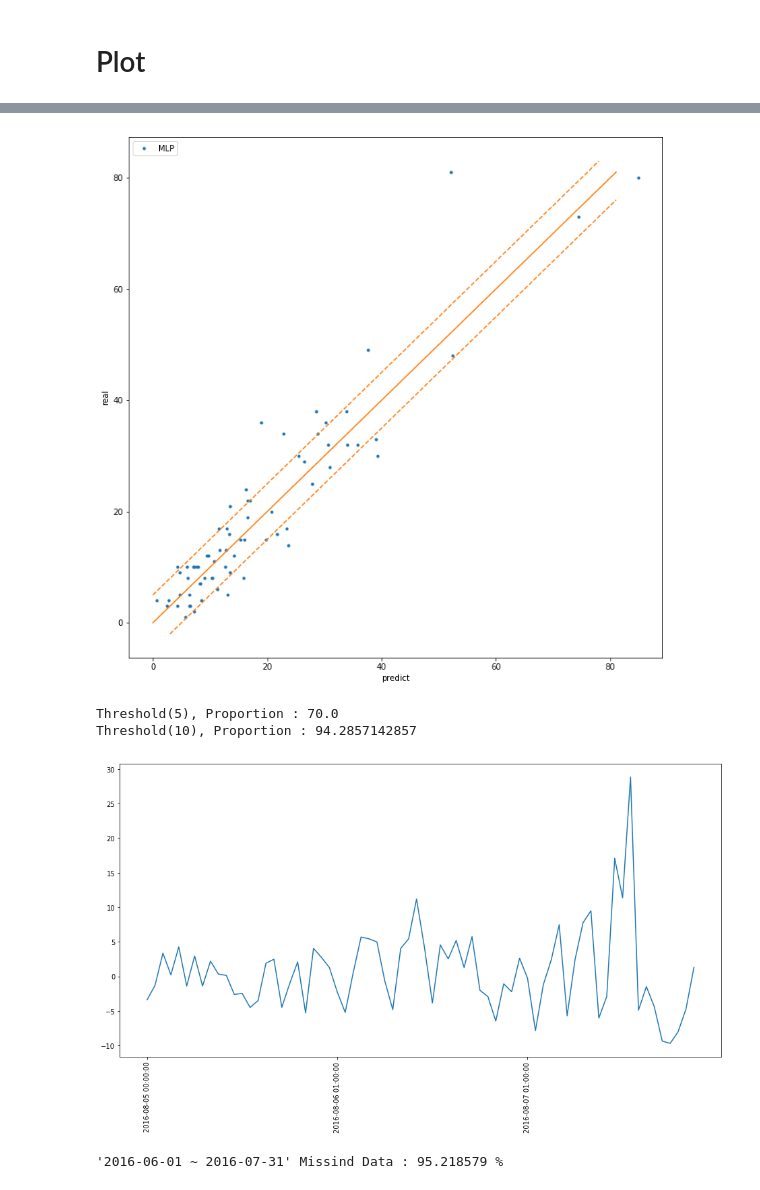
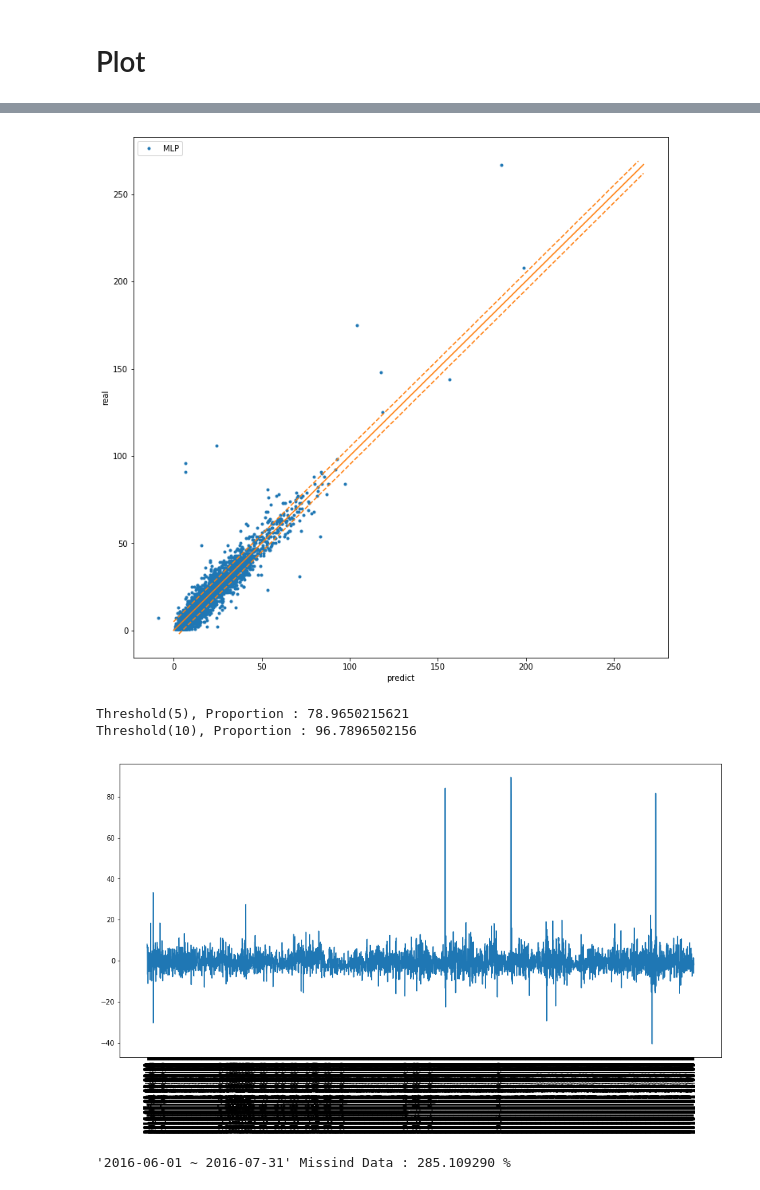
Before and after one commit to qop455/air-polution, a Jupyter notebook: regression/MLP.ipynb, the cells around one changed output, grey strips where cells are left out. Drawn from its saved outputs; the diff is of its cells as text; code cells hidden in the pictures.

```diff
--- a/regression/MLP.ipynb
+++ b/regression/MLP.ipynb
@@ -20,9 +20,11 @@ pm25 = pd.read_csv("../data/dropna/dropna.csv", parse_dates=True)[['PM2.5']]
 pm25.columns = ["PM25"]
 # %%
 date_feature = pd.read_csv("../data/dropna/date_feature.csv", parse_dates=True)
-#hour = ['hour_'+str(x) for x in range(24)]
+hour = ['hour_'+str(x) for x in range(24)]
+weekday = ['weekday_'+str(x+1) for x in range(7)]
+month = ['month_'+str(x+1) for x in range(12)]
 
-#date_feature = date_feature[[f for f in date_feature.columns.tolist() if f in hour or f == "datetime"]]
+date_feature = date_feature[["datetime"] + hour + month + weekday]
 # %%
 time_series = pd.read_csv("../data/dropna/timeseries.csv", parse_dates=True)
 lags = 12
@@ -47,5 +56,5 @@ meteorology.head()
 # %%
-data = pd.concat([pm25, meteorology, time_series, date_feature], axis=1)
+data = pd.concat([pm25, meteorology, time_series, date_feature, dlt_series], axis=1)
 
 target = "PM25"
 exclude = ['datetime', target]
@@ -58,8 +67,8 @@ print features
 # %% [markdown]
 # Train & Test Split
 # %%
-TestStart = '2016-08-05 00:00:00'
-TestEnd = '2016-08-07 00:00:00'
+TestStart = '2016-07-01 00:00:00'
+TestEnd = '2016-12-31 23:00:00'
 
 trainstart = data[data.datetime.values == '2014-01-01 00:00:00'].index[0]
 start = data[data.datetime.values == TestStart].index[0]
@@ -76,17 +85,25 @@ datetime = data.datetime[start:end]
 # %% [markdown]
 # Model
 # %%
+rmse_list = list()
+
 start_time = time.time()
 
-MLP = neural_network.MLPRegressor(activation='relu')
-MLP.fit(X_train, y_train)
-#print 'Model: \n', MLP
+for i in range(10):
+    MLP = neural_network.MLPRegressor(activation='relu')
+    MLP.fit(X_train, y_train)
+    #print 'Model: \n', MLP
 
-predict = MLP.predict(X_test)
+    predict = MLP.predict(X_test)
+
+    rmse = sqrt(mean_squared_error(predict, y_test))
+    print 'rmse : ', rmse
+
+    rmse_list.append(rmse)
 
 end_time = time.time()
 print "Time consume: ", end_time - start_time, ' s.'
 
-rmse = sqrt(mean_squared_error(predict, y_test))
-print 'rmse : ', rmse
+print ("Average: %f")%(sum(rmse_list)/float(len(rmse_list)))
+print ("Minimum: %f")%(min(rmse_list))
 # %% [output]
@@ -122,7 +150,7 @@ plt.plot([a + 3, b], [a-mrange + 3, b-mrange], 'C1--')
 plt.legend(loc='upper left')
 plt.show()
 # %% [output]
-[figure, old version]
+[figure, new version]
 # %%
 threshold = [5, 10]
 
@@ -135,18 +163,18 @@ for t in threshold:
             count = count+1
     print "Threshold(%d), Proportion :"%(t), str(100.0 * count / len(predict))
 # %% [output]
-Threshold(5), Proportion : 70.0
-Threshold(10), Proportion : 94.2857142857
+Threshold(5), Proportion : 78.9650215621
+Threshold(10), Proportion : 96.7896502156
 # %%
 plt.rcParams['figure.figsize'] = [16.0, 8.0]
 diff = [p - r for p, r in zipped]
 plt.plot(diff, '-')
-plt.xticks(range(0,len(datetime),24), datetime[::24])
+plt.xticks(range(0,len(datetime)), datetime)
 plt.xticks(rotation=90)
 plt.show()
 # %% [output]
-[figure, old version]
+[figure, new version]
 # %%
-print ("'2016-06-01 ~ 2016-07-31' Missind Data : %f %%")%(100.0*(1.0 - len(predict)/(61.0*24)))
+print ("'2016-06-01 ~ 2016-07-31' Missind Data : %f %%")%(100.0*(len(predict)/(61.0*24)))
 # %% [output]
-'2016-06-01 ~ 2016-07-31' Missind Data : 95.218579 %
+'2016-06-01 ~ 2016-07-31' Missind Data : 285.109290 %
```
Also changed, not shown: parts of 3 cells of this notebook, 28 other files.
